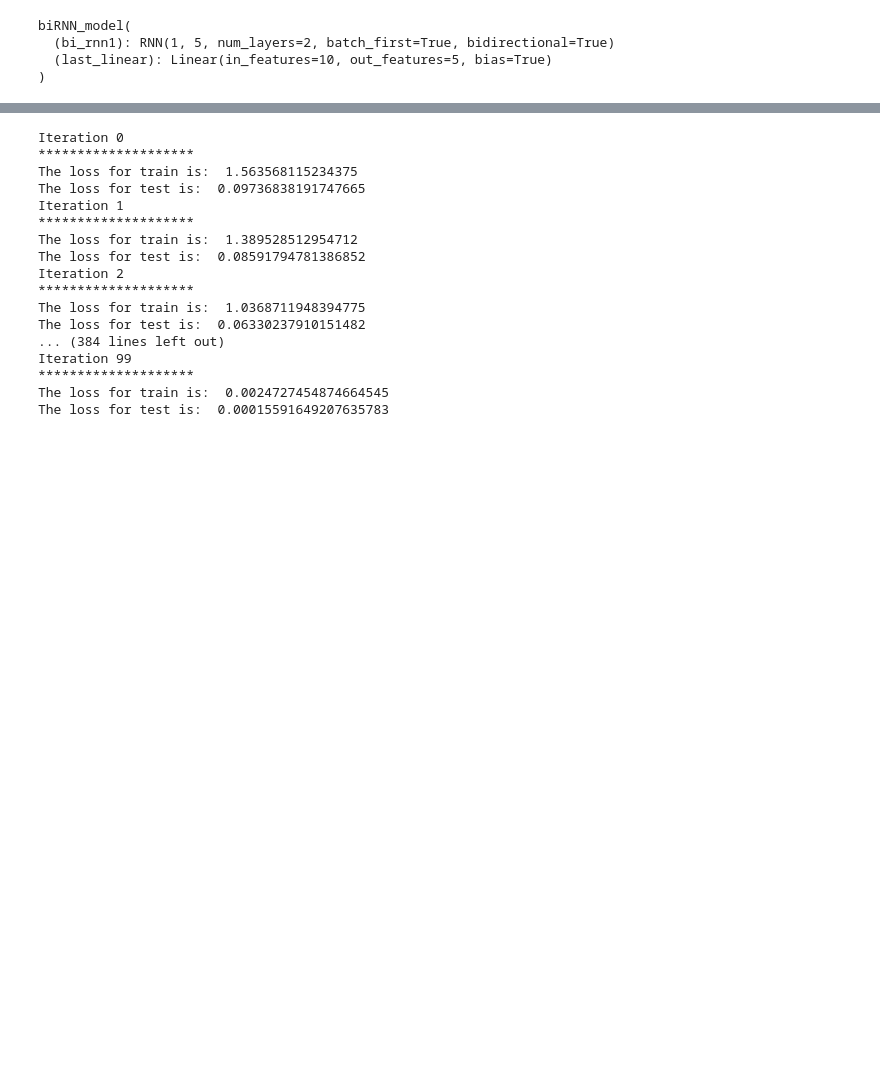
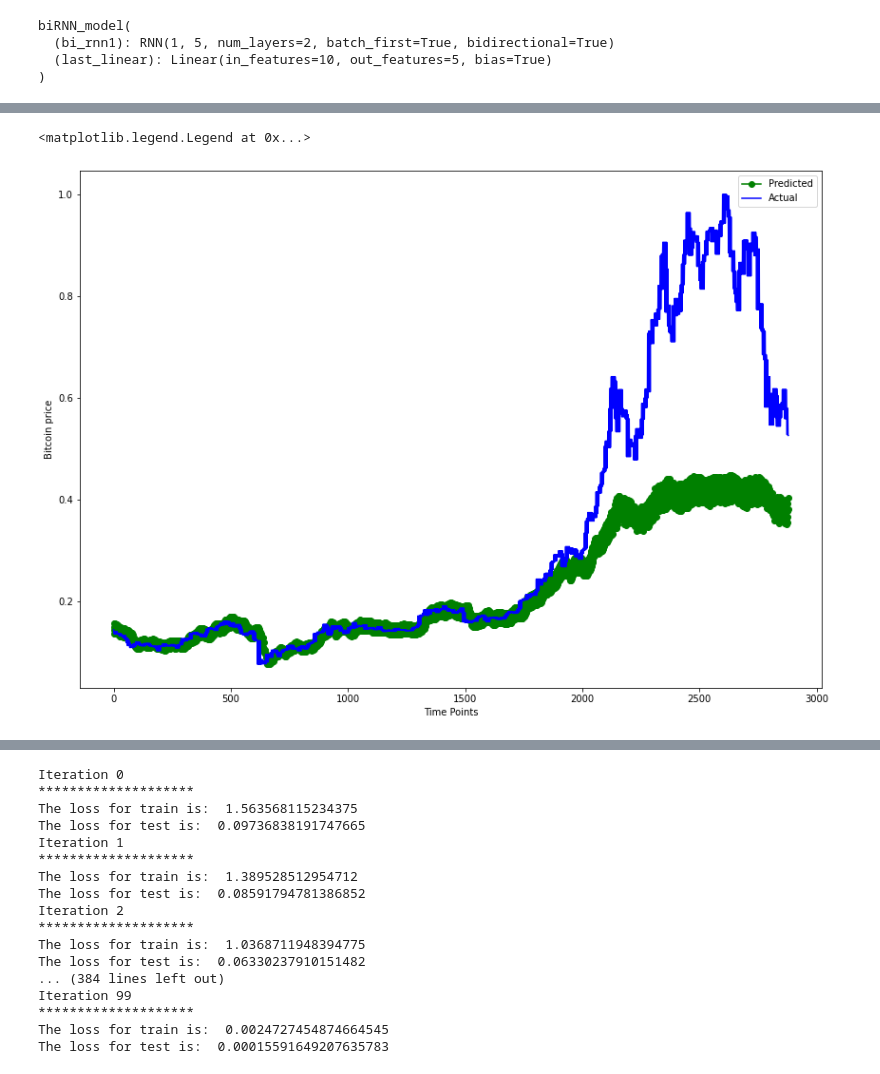
Before and after one commit to goodudetheboy/TimeSeriesWithNN, a Jupyter notebook: src/model/biRNN.ipynb, the cells around one changed output, grey strips where cells are left out. Drawn from its saved outputs; the diff is of its cells as text; code cells hidden in the pictures; blank space fills up the shorter version.

```diff
--- a/src/model/biRNN.ipynb
+++ b/src/model/biRNN.ipynb
@@ -227,3 +213,23 @@ def train_test(model, train_tensor, test_tensor, criterion, optimizer, device, b
 #and iterate through each data batch to do prediction, compute the loss and do backward propagation to improve the parameters. In
 #the same epoch, I also apply the model to make prediction on test dataset to keep track of model performace more closely. I also
 #print iteration round, train loss, and test loss. I also return them to do some plots later.
+# %%
+def plot_predictions(predict, values):
+    plt.figure(figsize=(14,10))
+    plt.plot(predict, "-o", color="g", label="Predicted")
+    plt.plot(values, color="b", label="Actual")
+    plt.ylabel('Bitcoin price')
+    plt.xlabel('Time Points')
+    plt.legend()
+
+def plot_tr_te(iterations,tr,te,title):
+    t = np.arange(0,iterations+1)
+    y1 = np.array(tr)
+    y2 = np.array(te)
+    plt.figure(figsize=(6, 4))
+    plt.title('Plot of train and test loss vs iterations for '+title)
+    plt.plot(t, y1)
+    plt.plot(t, y2)
+    plt.xlabel('Iterations')
+    plt.ylabel('Loss')
+    plt.legend(["train", "test"])
@@ -265,0 +285,21 @@ plot_tr_te(iterations,tr,te,'Bitcoin')
+# %%
+train_set, train_label, test_set, test_label, length_test = format_train_test(
+                                                                batch_size=64,
+                                                                data=artificial1_df,
+                                                                percent=0.2,
+                                                                num_predicts=5,
+                                                                column_i=1
+                                                                )
+
+train_set, train_label, test_set, test_label = map(torch.tensor,(train_set, train_label, test_set, test_label))
+
+train = TensorDataset(train_set, train_label)
+train_tensor = DataLoader(train, batch_size = 64, shuffle=False)
+
+test = TensorDataset(test_set, test_label)
+test_tensor = DataLoader(test, batch_size= 64, shuffle=False)
+
+#we then make train, test sets, and their labels. Then we convert them to torch tensors and make torch dataset and use DataLoader to
+#to make data ready for training and testing. Here batch size is 64, percent of test set is 0.2 and 5 predictions steps
+# %%
+iterations, tr, te, predict, values = train_test(model,train_tensor,test_tensor,criterion,optimizer,device,64,100)
@@ -265,0 +324,5 @@ plot_tr_te(iterations,tr,te,'Bitcoin')
+# %%
+plot_predictions(predict, values)
+# %% [output]
+<matplotlib.legend.Legend at 0x...>
+[figure, added]
```
Also changed, not shown: parts of 18 cells of this notebook.
